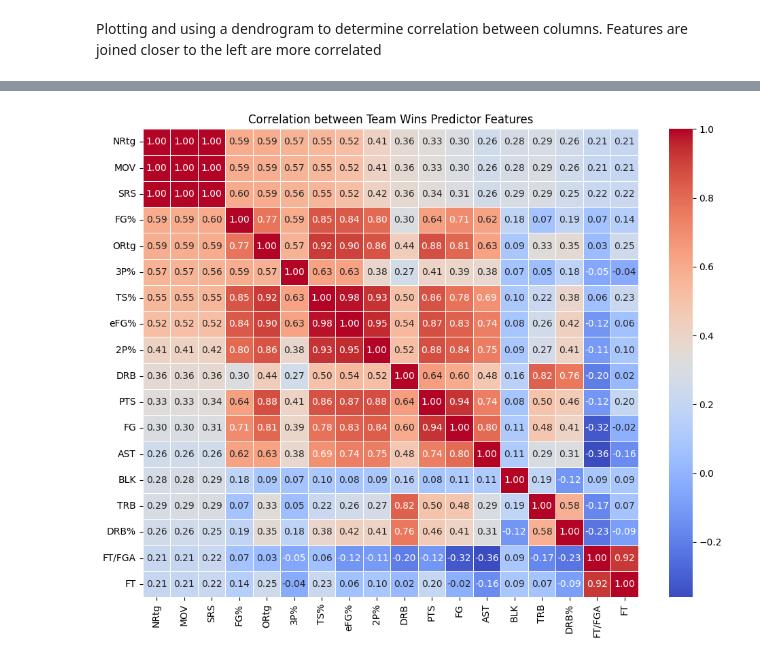
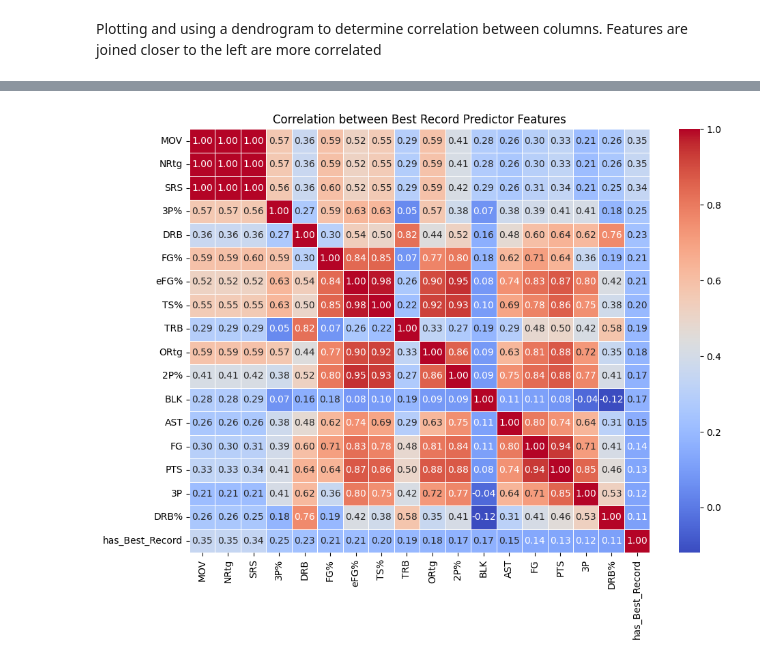
Before and after one commit to AutomationKay/General-Projects, a Jupyter notebook: nba_awards_predictions/src/preprocessing/06_eda_team.ipynb, the cells around one changed output, grey strips where cells are left out. Drawn from its saved outputs; the diff is of its cells as text; code cells hidden in the pictures.

```diff
--- a/nba_awards_predictions/src/preprocessing/06_eda_team.ipynb
+++ b/nba_awards_predictions/src/preprocessing/06_eda_team.ipynb
@@ -31,7 +65,10 @@ teams_df.head(5)
+# %%
+# Setting has_Best_Record column to 0/1
+teams_df["has_Best_Record"] = teams_df["has_Best_Record"].astype(int)
 # %%
 numeric_cols = teams_df.select_dtypes(include=["number"]).columns
 team_corr_matrix = teams_df[numeric_cols].corr()
 # %%
-team_corr = team_corr_matrix["W"].drop("W").sort_values(ascending=False)
+team_corr = team_corr_matrix["has_Best_Record"].drop("has_Best_Record").sort_values(ascending=False)
 print(team_corr)
 # %% [output]
@@ -67,7 +104,7 @@ Based on the results here, we're going to take everything with a correlation coe
 # %%
-important_stats = team_corr[team_corr > 0.20].index
+important_stats = team_corr[team_corr > 0.10].index
 # %%
-team_eda = teams_df[list(important_stats) + ["W"]]
+team_eda = teams_df[list(important_stats) + ["has_Best_Record"]]
 # %%
 print(team_eda.head())
 print(f"{team_eda.shape[1]-1} stats selected with correlation > 0.20")
@@ -116,11 +153,11 @@ feature_corr = team_eda.drop(columns=["W"]).corr()
 # %%
 # Visualizing the data using a Heatmap
 plt.figure(figsize=(10,8))
 sns.heatmap(feature_corr, annot=True, fmt=".2f", cmap="coolwarm", linewidths=0.5)
-plt.title("Correlation between Team Wins Predictor Features")
+plt.title("Correlation between Best Record Predictor Features")
 plt.tight_layout()
 plt.show()
 # %% [output]
-[figure, old version]
+[figure, new version]
 # %%
 # Creating a correlation matrix of absolute values
```
Also changed, not shown: parts of 22 cells of this notebook, 4 other files.
